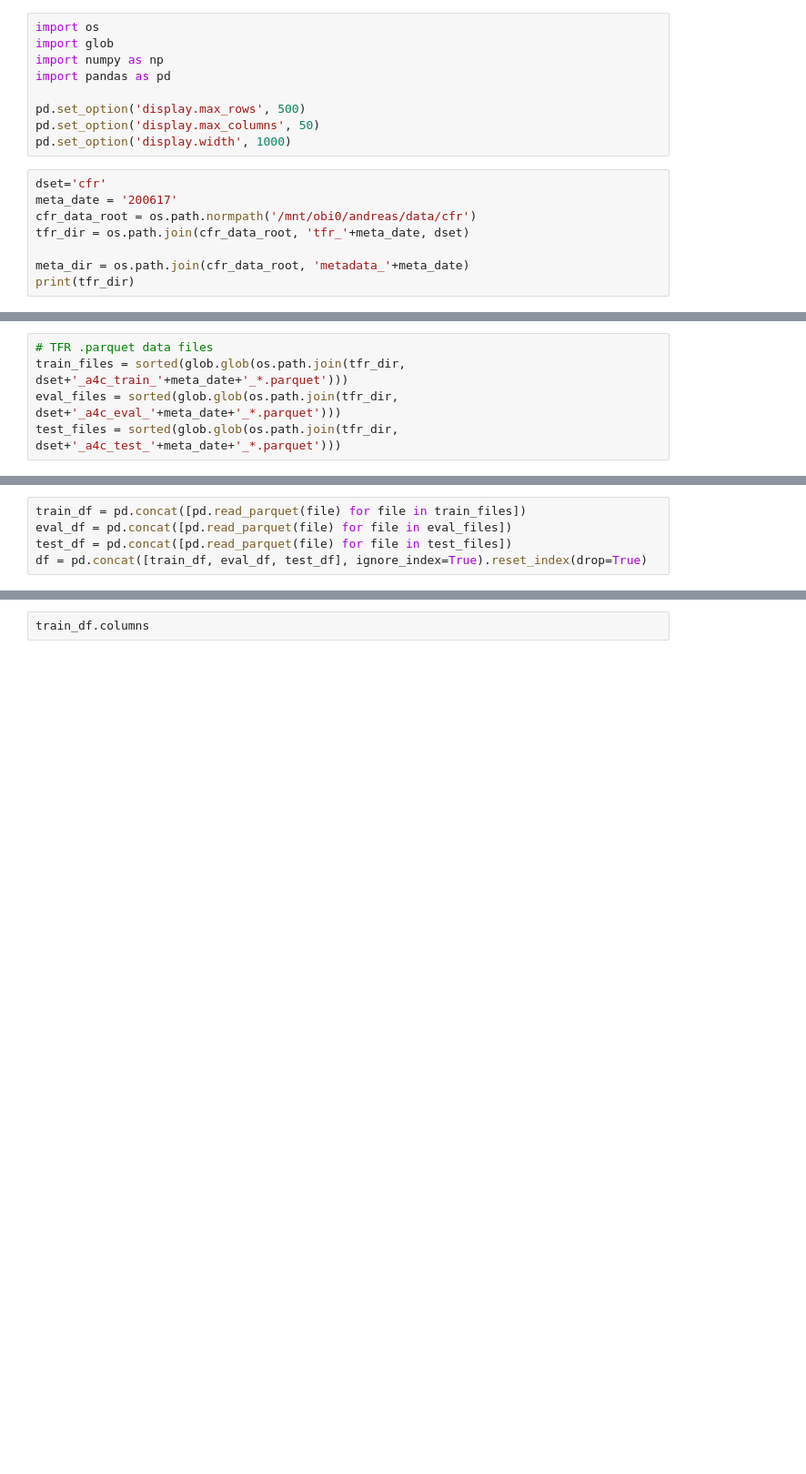
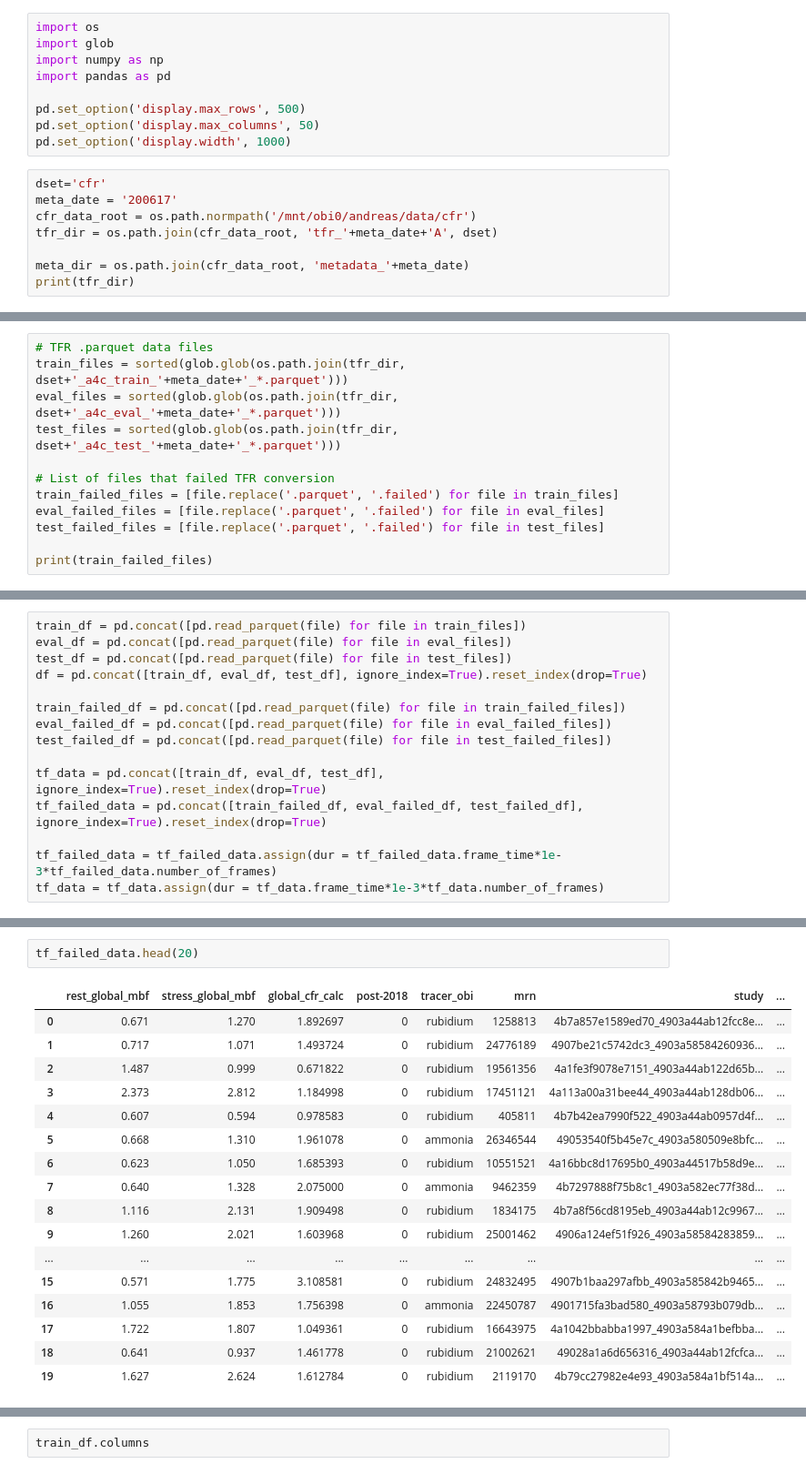
Before and after one commit to awerdich/werdich-cfr, a Jupyter notebook: notebooks/tfr_data_train_summary.ipynb, the cells around one changed output, grey strips where cells are left out. Shown at 91% size. Saved outputs shown, nothing was run; the diff lists cells and outputs as text; blank space fills up the shorter version.

```diff
--- a/notebooks/tfr_data_train_summary.ipynb
+++ b/notebooks/tfr_data_train_summary.ipynb
@@ -13,7 +13,7 @@ pd.set_option('display.width', 1000)
 dset='cfr'
 meta_date = '200617'
 cfr_data_root = os.path.normpath('/mnt/obi0/andreas/data/cfr')
-tfr_dir = os.path.join(cfr_data_root, 'tfr_'+meta_date, dset)
+tfr_dir = os.path.join(cfr_data_root, 'tfr_'+meta_date+'A', dset)
 
 meta_dir = os.path.join(cfr_data_root, 'metadata_'+meta_date)
 print(tfr_dir)
@@ -24,3 +24,10 @@ print(tfr_dir)
 train_files = sorted(glob.glob(os.path.join(tfr_dir, dset+'_a4c_train_'+meta_date+'_*.parquet')))
 eval_files = sorted(glob.glob(os.path.join(tfr_dir, dset+'_a4c_eval_'+meta_date+'_*.parquet')))
 test_files = sorted(glob.glob(os.path.join(tfr_dir, dset+'_a4c_test_'+meta_date+'_*.parquet')))
+
+# List of files that failed TFR conversion
+train_failed_files = [file.replace('.parquet', '.failed') for file in train_files]
+eval_failed_files = [file.replace('.parquet', '.failed') for file in eval_files]
+test_failed_files = [file.replace('.parquet', '.failed') for file in test_files]
+
+print(train_failed_files)
@@ -29,3 +38,13 @@ train_df = pd.concat([pd.read_parquet(file) for file in train_files])
 eval_df = pd.concat([pd.read_parquet(file) for file in eval_files])
 test_df = pd.concat([pd.read_parquet(file) for file in test_files])
 df = pd.concat([train_df, eval_df, test_df], ignore_index=True).reset_index(drop=True)
+
+train_failed_df = pd.concat([pd.read_parquet(file) for file in train_failed_files])
+eval_failed_df = pd.concat([pd.read_parquet(file) for file in eval_failed_files])
+test_failed_df = pd.concat([pd.read_parquet(file) for file in test_failed_files])
+
+tf_data = pd.concat([train_df, eval_df, test_df], ignore_index=True).reset_index(drop=True)
+tf_failed_data = pd.concat([train_failed_df, eval_failed_df, test_failed_df], ignore_index=True).reset_index(drop=True)
+
+tf_failed_data = tf_failed_data.assign(dur = tf_failed_data.frame_time*1e-3*tf_failed_data.number_of_frames)
+tf_data = tf_data.assign(dur = tf_data.frame_time*1e-3*tf_data.number_of_frames)
@@ -31,0 +72,20 @@ df = pd.concat([train_df, eval_df, test_df], ignore_index=True).reset_index(drop
+# %%
+tf_failed_data.head(20)
+# %% [output]
+|  | rest_global_mbf | stress_global_mbf | global_cfr_calc | post-2018 | tracer_obi | mrn | study | ... |
+| 0 | 0.671 | 1.270 | 1.892697 | 0 | rubidium | 1258813 | 4b7a857e1589ed70_4903a44ab12fcc8e... | ... |
+| 1 | 0.717 | 1.071 | 1.493724 | 0 | rubidium | 24776189 | 4907be21c5742dc3_4903a58584260936... | ... |
+| 2 | 1.487 | 0.999 | 0.671822 | 0 | rubidium | 19561356 | 4a1fe3f9078e7151_4903a44ab122d65b... | ... |
+| 3 | 2.373 | 2.812 | 1.184998 | 0 | rubidium | 17451121 | 4a113a00a31bee44_4903a44ab128db06... | ... |
+| 4 | 0.607 | 0.594 | 0.978583 | 0 | rubidium | 405811 | 4b7b42ea7990f522_4903a44ab0957d4f... | ... |
+| 5 | 0.668 | 1.310 | 1.961078 | 0 | ammonia | 26346544 | 49053540f5b45e7c_4903a580509e8bfc... | ... |
+| 6 | 0.623 | 1.050 | 1.685393 | 0 | rubidium | 10551521 | 4a16bbc8d17695b0_4903a44517b58d9e... | ... |
+| 7 | 0.640 | 1.328 | 2.075000 | 0 | ammonia | 9462359 | 4b7297888f75b8c1_4903a582ec77f38d... | ... |
+| 8 | 1.116 | 2.131 | 1.909498 | 0 | rubidium | 1834175 | 4b7a8f56cd8195eb_4903a44ab12c9967... | ... |
+| 9 | 1.260 | 2.021 | 1.603968 | 0 | rubidium | 25001462 | 4906a124ef51f926_4903a58584283859... | ... |
+| ... | ... | ... | ... | ... | ... | ... | ... | ... |
+| 15 | 0.571 | 1.775 | 3.108581 | 0 | rubidium | 24832495 | 4907b1baa297afbb_4903a585842b9465... | ... |
+| 16 | 1.055 | 1.853 | 1.756398 | 0 | ammonia | 22450787 | 4901715fa3bad580_4903a58793b079db... | ... |
+| 17 | 1.722 | 1.807 | 1.049361 | 0 | rubidium | 16643975 | 4a1042bbabba1997_4903a584a1befbba... | ... |
+| 18 | 0.641 | 0.937 | 1.461778 | 0 | rubidium | 21002621 | 49028a1a6d656316_4903a44ab12fcfca... | ... |
+| 19 | 1.627 | 2.624 | 1.612784 | 0 | rubidium | 2119170 | 4b79cc27982e4e93_4903a584a1bf514a... | ... |
```
Also changed, not shown: parts of 6 cells of this notebook, 6 other files.
